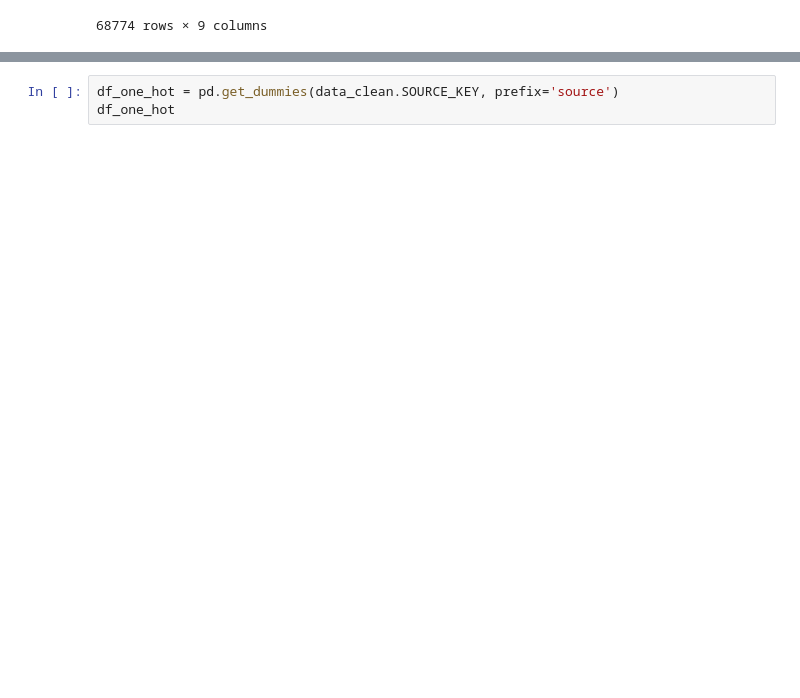
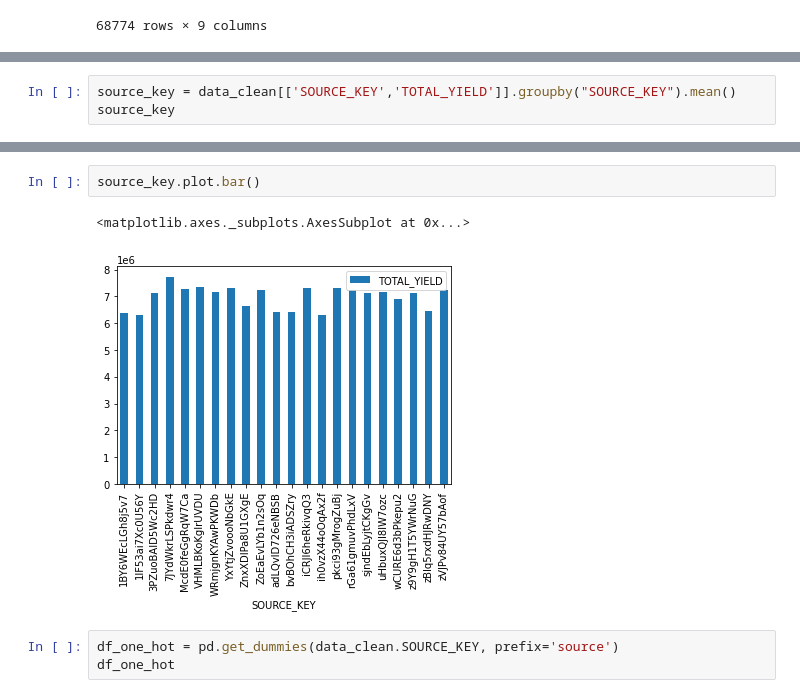
Before and after one commit to CakeNuthep/Super_AI, a Jupyter notebook: 27_09_2020_Quize1.ipynb, the cells around one changed output, grey strips where cells are left out. Drawn from its saved outputs; the diff is of its cells as text; blank space fills up the shorter version.

```diff
--- a/27_09_2020_Quize1.ipynb
+++ b/27_09_2020_Quize1.ipynb
@@ -253,0 +267,3 @@ data_clean
+# %%
+source_key = data_clean[['SOURCE_KEY','TOTAL_YIELD']].groupby("SOURCE_KEY").mean()
+source_key
@@ -254,3 +289,8 @@ data_clean
+# %%
+source_key.plot.bar()
+# %% [output]
+<matplotlib.axes._subplots.AxesSubplot at 0x...>
+[figure, added]
 # %%
 df_one_hot = pd.get_dummies(data_clean.SOURCE_KEY, prefix='source')
 df_one_hot
```
Also changed, not shown: parts of 5 cells of this notebook.
